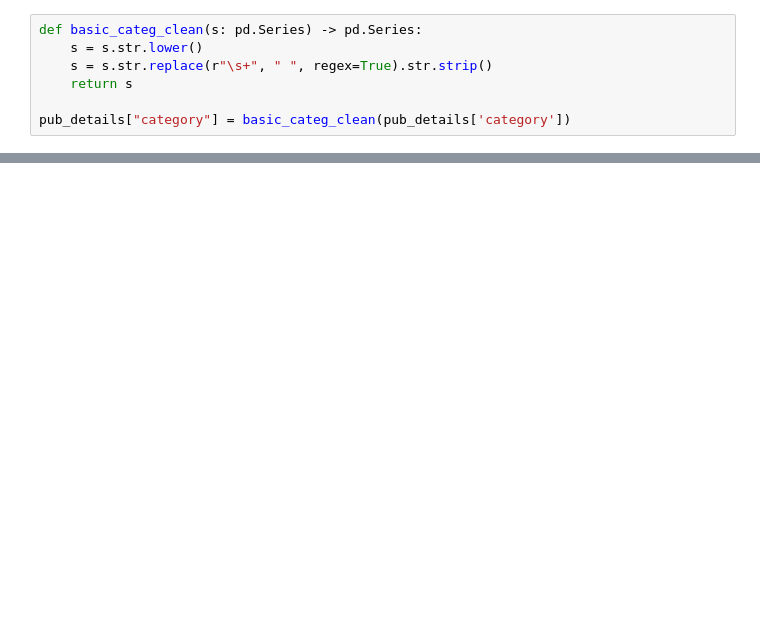
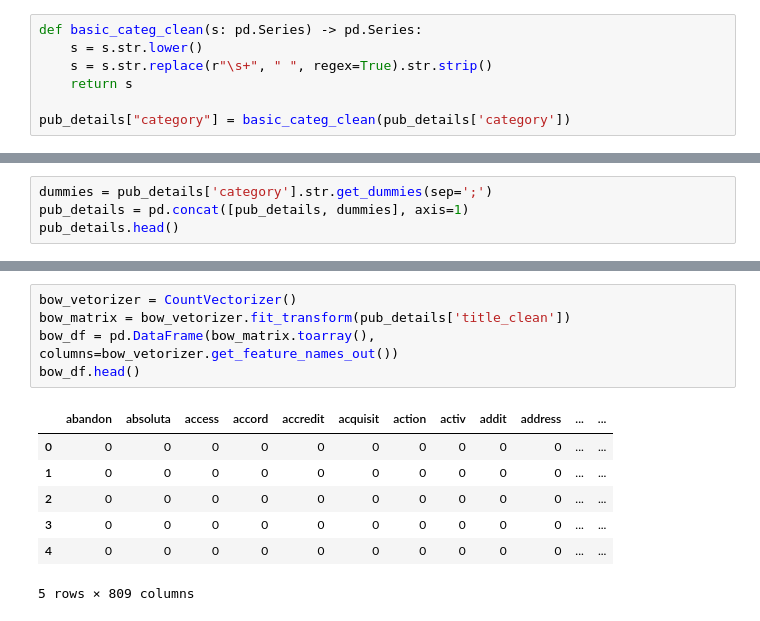
Before and after one commit to FestuMiles/classification-model-unza-publications, a Jupyter notebook: Classification_of_unza_faculty_research_interests.ipynb, the cells around one changed output, grey strips where cells are left out. Drawn from its saved outputs; the diff is of its cells as text; blank space fills up the shorter version.

Commit message:
[DP] Updated the data transformation section

```diff
--- a/Classification_of_unza_faculty_research_interests.ipynb
+++ b/Classification_of_unza_faculty_research_interests.ipynb
@@ -398,0 +429,4 @@ pub_details.head()
+# %%
+dummies = pub_details['category'].str.get_dummies(sep=';')
+pub_details = pd.concat([pub_details, dummies], axis=1)
+pub_details.head()
@@ -398,0 +445,13 @@ pub_details.head()
+# %%
+bow_vetorizer = CountVectorizer()
+bow_matrix = bow_vetorizer.fit_transform(pub_details['title_clean'])
+bow_df = pd.DataFrame(bow_matrix.toarray(), columns=bow_vetorizer.get_feature_names_out())
+bow_df.head()
+# %% [output]
+|  | abandon | absoluta | access | accord | accredit | acquisit | action | activ | addit | address | ... | ... |
+| 0 | 0 | 0 | 0 | 0 | 0 | 0 | 0 | 0 | 0 | 0 | ... | ... |
+| 1 | 0 | 0 | 0 | 0 | 0 | 0 | 0 | 0 | 0 | 0 | ... | ... |
+| 2 | 0 | 0 | 0 | 0 | 0 | 0 | 0 | 0 | 0 | 0 | ... | ... |
+| 3 | 0 | 0 | 0 | 0 | 0 | 0 | 0 | 0 | 0 | 0 | ... | ... |
+| 4 | 0 | 0 | 0 | 0 | 0 | 0 | 0 | 0 | 0 | 0 | ... | ... |
+5 rows × 809 columns
```
Also changed, not shown: parts of 19 cells of this notebook.
